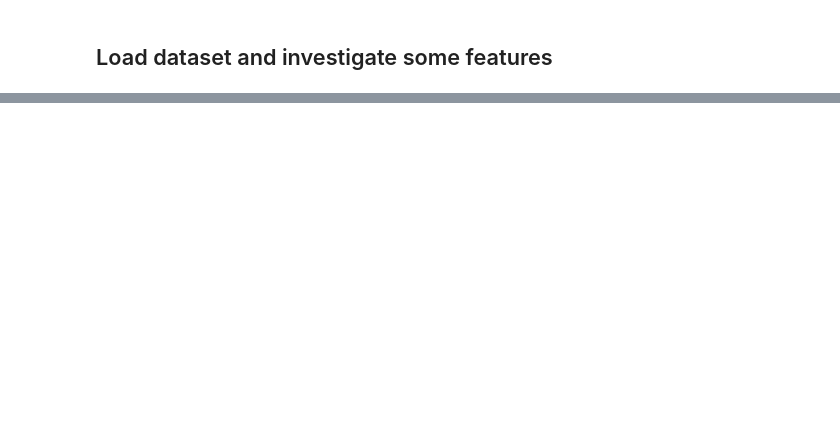
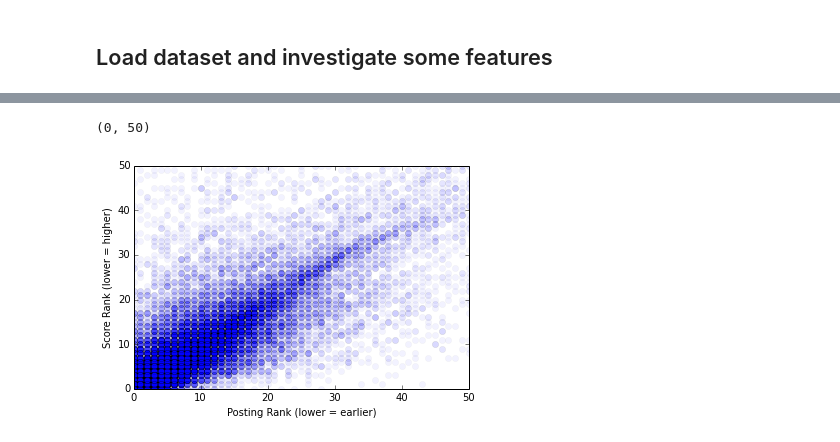
Before and after one commit to nlu-comment-ranker/code, a Jupyter notebook: Extractor Demo.ipynb, the cells around one changed output, grey strips where cells are left out. Cells and saved outputs as stored; diff of their text form; code cells hidden in the pictures; blank space fills up the shorter version.

```diff
--- a/Extractor Demo.ipynb
+++ b/Extractor Demo.ipynb
@@ -77,0 +66,9 @@ ylabel("Score Rank (lower = higher)")
+# %%
+plot(data.position_rank, data.score_rank, 'bo', alpha=0.05)
+xlabel("Posting Rank (lower = earlier)")
+ylabel("Score Rank (lower = higher)")
+xlim(0,50)
+ylim(0,50)
+# %% [output]
+(0, 50)
+[figure, added]
```
Also changed, not shown: parts of 8 cells of this notebook, 2 other files.
